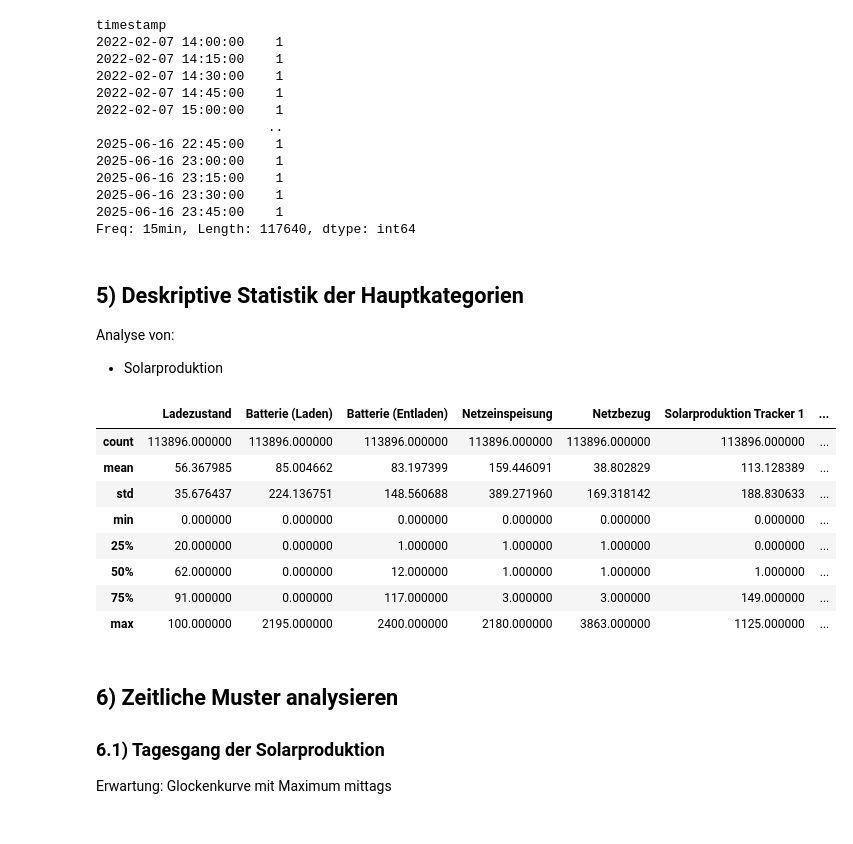
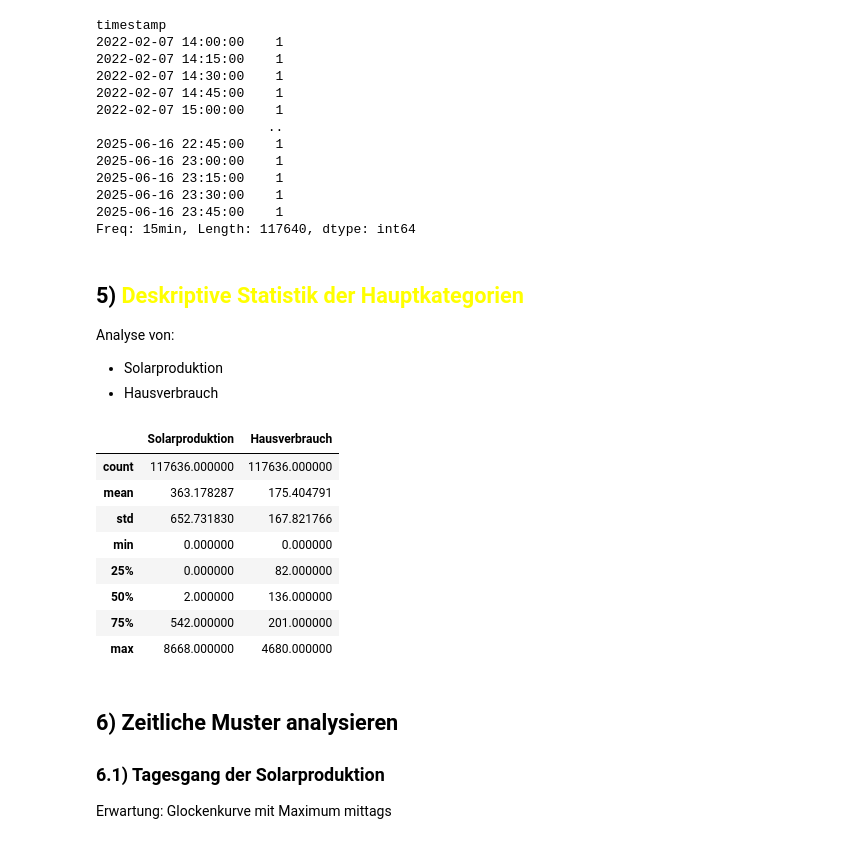
Before and after one commit to Anni075/KI-Project, a Jupyter notebook: notebooks/eda.ipynb, the cells around one changed output. Drawn from its saved outputs; the diff is of its cells as text; code cells hidden in the pictures.

```diff
--- a/notebooks/eda.ipynb
+++ b/notebooks/eda.ipynb
@@ -15,7 +15,7 @@ import matplotlib.pyplot as plt
 import seaborn as sns
 
 # PV-Daten
-pv = pd.read_csv("../data/pv_data.csv", sep=";", parse_dates=["timestamp"])
+pv = pd.read_csv("../data/raw/pv_data.csv", sep=";", parse_dates=["timestamp"])
 pv["timestamp"] = pd.to_datetime(pv["timestamp"])
 
 pv.set_index("timestamp", inplace=True)
@@ -53,23 +53,24 @@ timestamp
 2025-06-16 23:45:00    1
 Freq: 15min, Length: 117640, dtype: int64
 # %% [markdown]
-## 5) Deskriptive Statistik der Hauptkategorien
+## 5) <span style="color:yellow">Deskriptive Statistik der Hauptkategorien
 Analyse von:
 - Solarproduktion
+- Hausverbrauch
 # %%
 
 # Solarproduktion und Hausverbrauch interessant
-pv.describe()
+pv[['Solarproduktion', 'Hausverbrauch']].describe()
 # %% [output]
-|  | Ladezustand | Batterie (Laden) | Batterie (Entladen) | Netzeinspeisung | Netzbezug | Solarproduktion Tracker 1 | ... |
-| count | 113896.000000 | 113896.000000 | 113896.000000 | 113896.000000 | 113896.000000 | 113896.000000 | ... |
-| mean | 56.367985 | 85.004662 | 83.197399 | 159.446091 | 38.802829 | 113.128389 | ... |
-| std | 35.676437 | 224.136751 | 148.560688 | 389.271960 | 169.318142 | 188.830633 | ... |
-| min | 0.000000 | 0.000000 | 0.000000 | 0.000000 | 0.000000 | 0.000000 | ... |
-| 25% | 20.000000 | 0.000000 | 1.000000 | 1.000000 | 1.000000 | 0.000000 | ... |
-| 50% | 62.000000 | 0.000000 | 12.000000 | 1.000000 | 1.000000 | 1.000000 | ... |
-| 75% | 91.000000 | 0.000000 | 117.000000 | 3.000000 | 3.000000 | 149.000000 | ... |
-| max | 100.000000 | 2195.000000 | 2400.000000 | 2180.000000 | 3863.000000 | 1125.000000 | ... |
+|  | Solarproduktion | Hausverbrauch |
+| count | 117636.000000 | 117636.000000 |
+| mean | 363.178287 | 175.404791 |
+| std | 652.731830 | 167.821766 |
+| min | 0.000000 | 0.000000 |
+| 25% | 0.000000 | 82.000000 |
+| 50% | 2.000000 | 136.000000 |
+| 75% | 542.000000 | 201.000000 |
+| max | 8668.000000 | 4680.000000 |
 # %% [markdown]
 ## 6) Zeitliche Muster analysieren
 ### 6.1) Tagesgang der Solarproduktion
```
